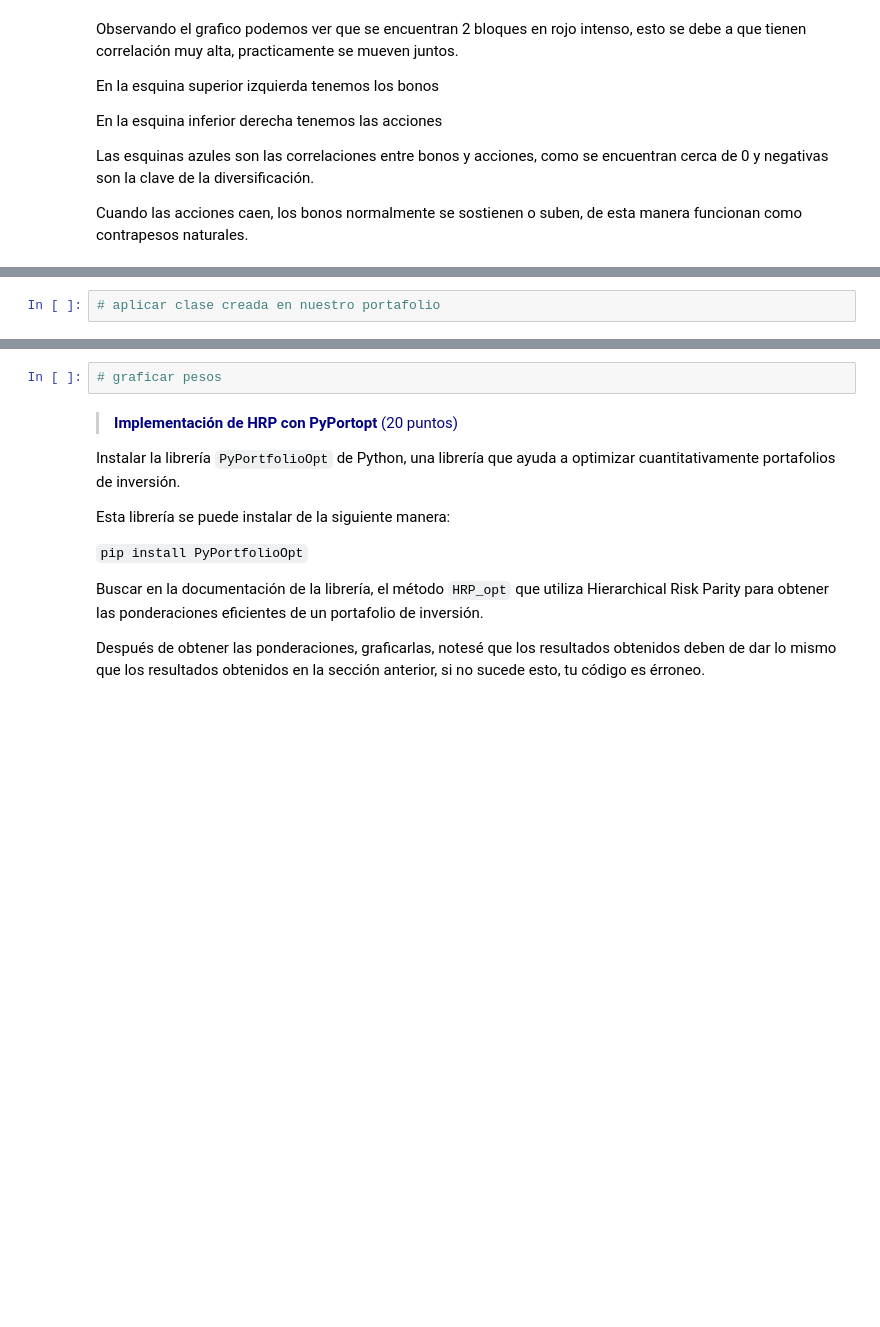
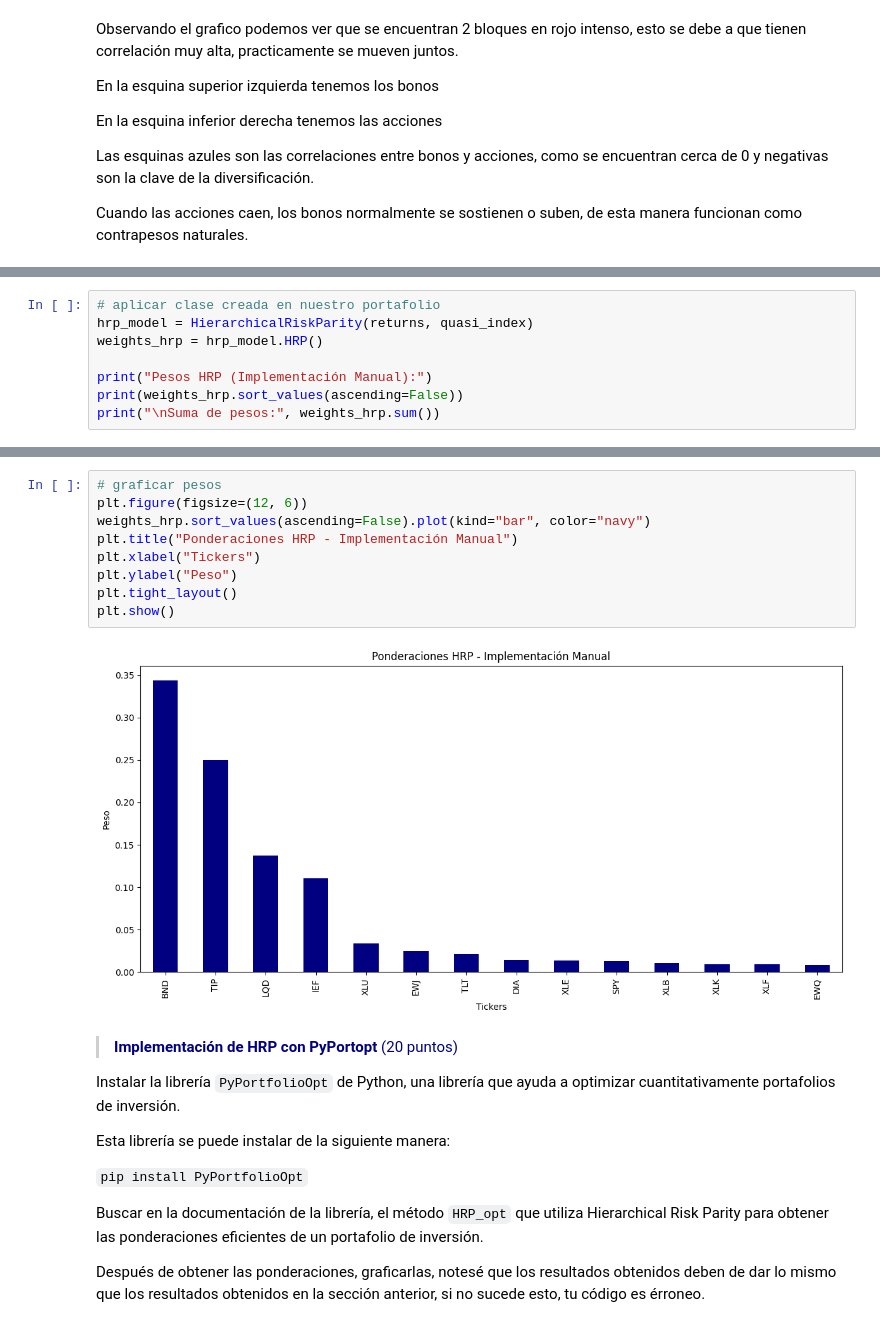
Before and after one commit to JLuisAlmendarez/PortafolioHRPStrategy, a Jupyter notebook: Actividad_HRP.ipynb, the cells around one changed output, grey strips where cells are left out. Saved outputs shown, nothing was run; the diff lists cells and outputs as text; blank space fills up the shorter version.

```diff
--- a/Actividad_HRP.ipynb
+++ b/Actividad_HRP.ipynb
@@ -272,2 +288,8 @@ class HierarchicalRiskParity:
 # %%
 # aplicar clase creada en nuestro portafolio
+hrp_model = HierarchicalRiskParity(returns, quasi_index)
+weights_hrp = hrp_model.HRP()
+
+print("Pesos HRP (Implementación Manual):")
+print(weights_hrp.sort_values(ascending=False))
+print("\nSuma de pesos:", weights_hrp.sum())
@@ -274,5 +316,14 @@ class HierarchicalRiskParity:
 # %%
 # graficar pesos
+plt.figure(figsize=(12, 6))
+weights_hrp.sort_values(ascending=False).plot(kind="bar", color="navy")
+plt.title("Ponderaciones HRP - Implementación Manual")
+plt.xlabel("Tickers")
+plt.ylabel("Peso")
+plt.tight_layout()
+plt.show()
+# %% [output]
+[figure, added]
 # %% [markdown]
 > **<font color='navy'> Implementación de HRP con PyPortopt** (20 puntos)
 
```
Also changed, not shown: parts of 7 cells of this notebook.
